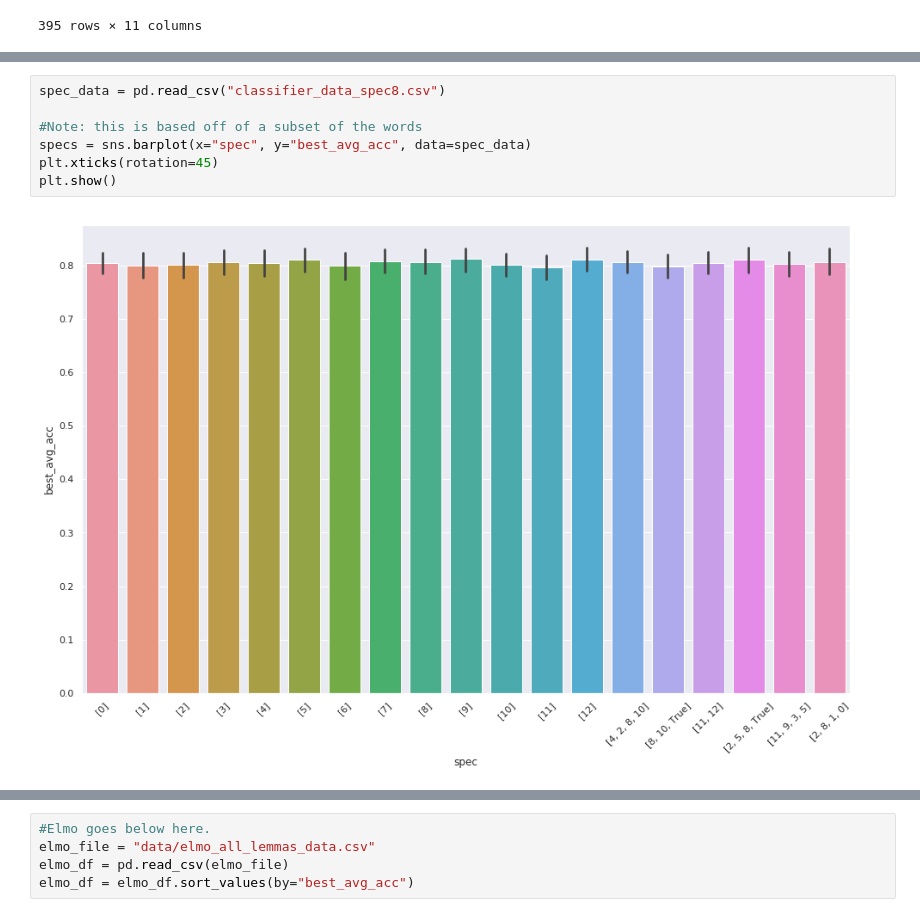
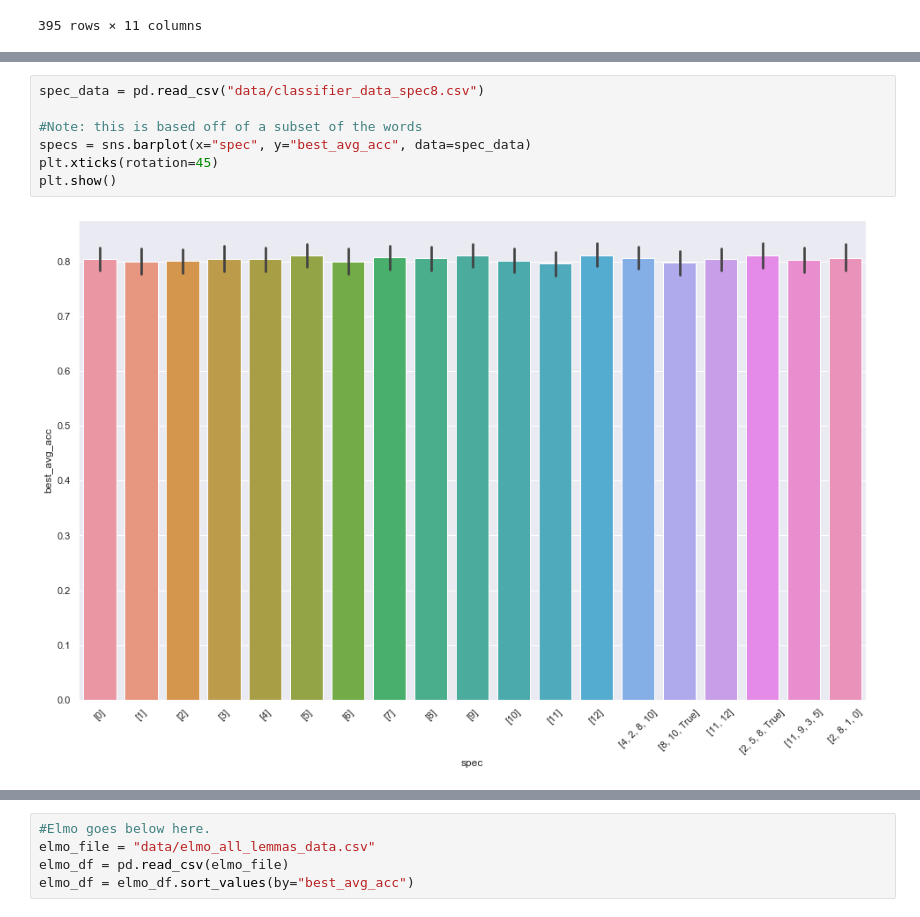
Before and after one commit to Mark-Hopkins-at-Williams/research-wsd, a Jupyter notebook: WSD.ipynb, the cells around one changed output, grey strips where cells are left out. Saved outputs shown, nothing was run; the diff lists cells and outputs as text.

```diff
--- a/WSD.ipynb
+++ b/WSD.ipynb
@@ -137,9 +137,9 @@ max_samp_graph.set(xscale="log")
 # %%
-spec_data = pd.read_csv("classifier_data_spec8.csv")
+spec_data = pd.read_csv("data/classifier_data_spec8.csv")
 
 #Note: this is based off of a subset of the words
 specs = sns.barplot(x="spec", y="best_avg_acc", data=spec_data)
 plt.xticks(rotation=45)
 plt.show()
 # %% [output]
-[figure, old version]
+[figure, new version]
```
Also changed, not shown: parts of 13 cells of this notebook.
